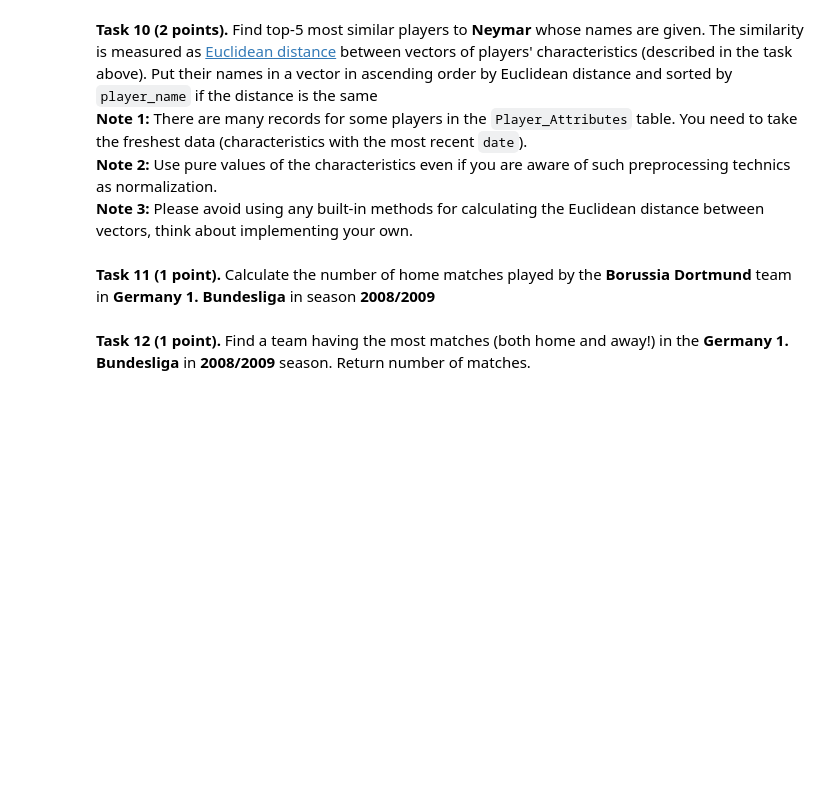
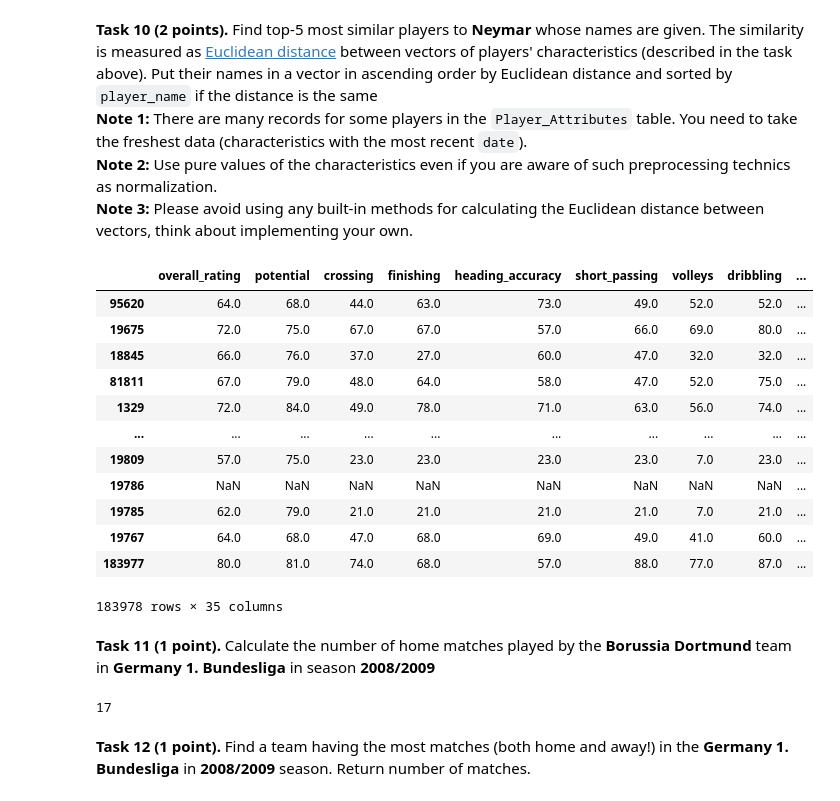
Before and after one commit to kri1mka/ml-intro, a Jupyter notebook: 1_data_manipulations/Pandas_data_manipulations_tasks.ipynb, the cells around one changed output. Saved outputs shown, nothing was run; the diff lists cells and outputs as text; code cells hidden in the pictures; blank space fills up the shorter version.

```diff
--- a/1_data_manipulations/Pandas_data_manipulations_tasks.ipynb
+++ b/1_data_manipulations/Pandas_data_manipulations_tasks.ipynb
@@ -178,7 +157,28 @@ for i in range(5):
 **Note 2:** Use pure values of the characteristics even if you are aware of such preprocessing technics as normalization. <br>
 **Note 3:** Please avoid using any built-in methods for calculating the Euclidean distance between vectors, think about implementing your own.
 # %%
-neymar_similarities = # Your code here
+player_attributes_data['date'] = pd.to_datetime(player_attributes_data['date'], errors='coerce')
+
+def euclidean_distance(vec1, vec2):
+    return np.sqrt(np.sum((vec1 - vec2) ** 2))
+
+player_attributes_data = player_attributes_data.dropna(subset=['date'])
+player_attributes_data = player_attributes_data.sort_values(by='date', ascending=False)
+player_attributes_data_evkl = player_attributes_data.drop(['id', 'player_fifa_api_id', 'player_api_id', 'date', 'preferred_foot', 'attacking_work_rate', 'defensive_work_rate'], axis=1)
+# %% [output]
+|  | overall_rating | potential | crossing | finishing | heading_accuracy | short_passing | volleys | dribbling | ... |
+| 95620 | 64.0 | 68.0 | 44.0 | 63.0 | 73.0 | 49.0 | 52.0 | 52.0 | ... |
+| 19675 | 72.0 | 75.0 | 67.0 | 67.0 | 57.0 | 66.0 | 69.0 | 80.0 | ... |
+| 18845 | 66.0 | 76.0 | 37.0 | 27.0 | 60.0 | 47.0 | 32.0 | 32.0 | ... |
+| 81811 | 67.0 | 79.0 | 48.0 | 64.0 | 58.0 | 47.0 | 52.0 | 75.0 | ... |
+| 1329 | 72.0 | 84.0 | 49.0 | 78.0 | 71.0 | 63.0 | 56.0 | 74.0 | ... |
+| ... | ... | ... | ... | ... | ... | ... | ... | ... | ... |
+| 19809 | 57.0 | 75.0 | 23.0 | 23.0 | 23.0 | 23.0 | 7.0 | 23.0 | ... |
+| 19786 | NaN | NaN | NaN | NaN | NaN | NaN | NaN | NaN | ... |
+| 19785 | 62.0 | 79.0 | 21.0 | 21.0 | 21.0 | 21.0 | 7.0 | 21.0 | ... |
+| 19767 | 64.0 | 68.0 | 47.0 | 68.0 | 69.0 | 49.0 | 41.0 | 60.0 | ... |
+| 183977 | 80.0 | 81.0 | 74.0 | 68.0 | 57.0 | 88.0 | 77.0 | 87.0 | ... |
+183978 rows × 35 columns
 # %%
 assert(len(neymar_similarities) == 5)
 assert(isinstance(neymar_similarities, list))
@@ -186,6 +186,13 @@ for i in range(5):
     assert(isinstance(neymar_similarities[i], str))
 # %% [markdown]
 **Task 11 (1 point).** Calculate the number of home matches played by the **Borussia Dortmund** team in **Germany 1. Bundesliga** in season **2008/2009**
+# %%
+match_data['date'] = pd.to_datetime(match_data['date'])
+borussia_api_id = int(team_data.team_api_id[team_data['team_long_name']=='Borussia Dortmund'])
+borussia_bundesliga_2008_2009_matches = int(match_data.home_team_api_id[(match_data['home_team_api_id']==borussia_api_id) & (match_data.season == '2008/2009')].value_counts())
+borussia_bundesliga_2008_2009_matches
+# %% [output]
+17
 # %%
 assert(isinstance(borussia_bundesliga_2008_2009_matches, int))
 # %% [markdown]
```
Also changed, not shown: parts of 10 cells of this notebook.
